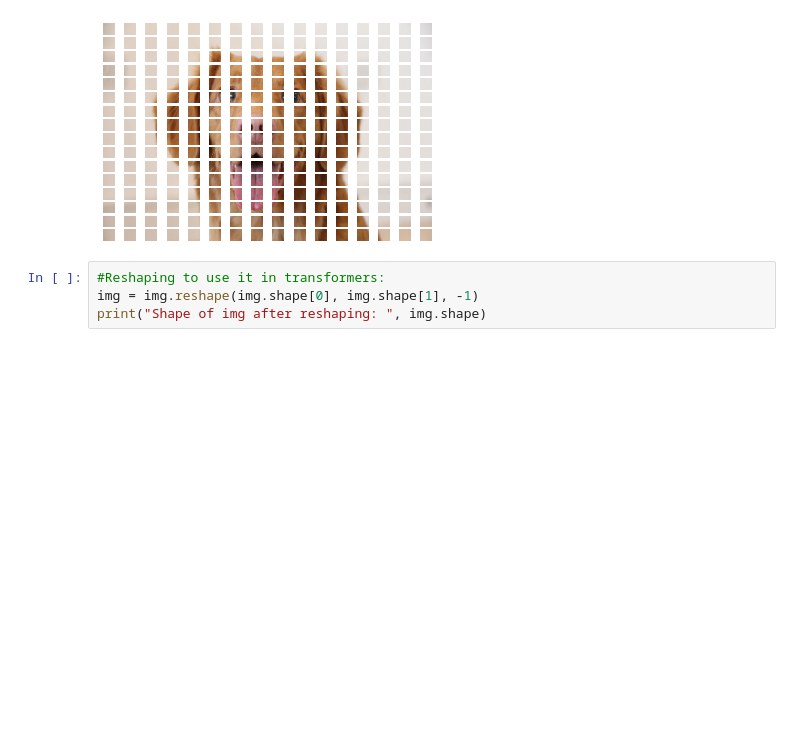
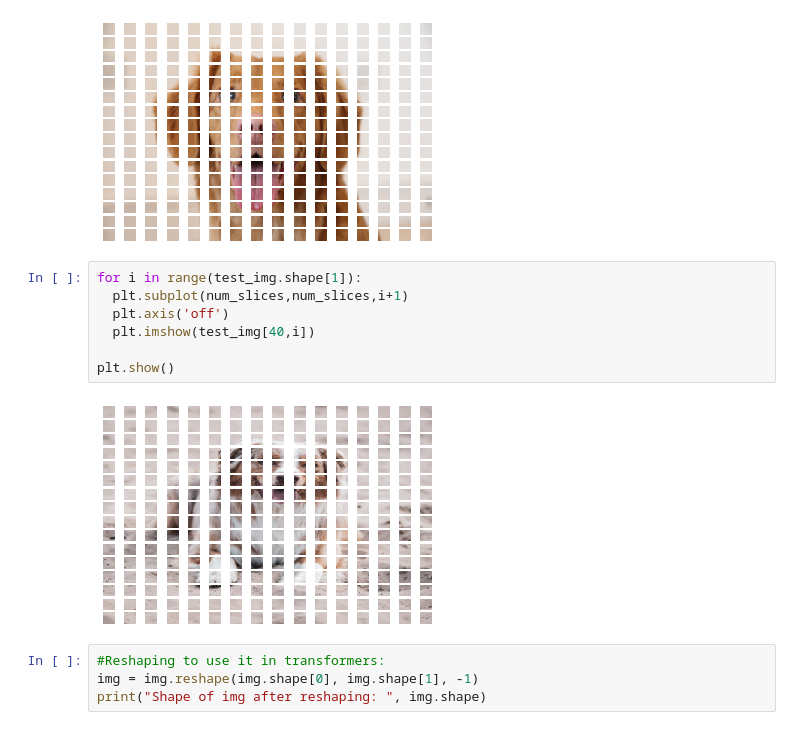
Before and after one commit to Aman-Kushwaha1/Deep_Learning, a Jupyter notebook: Transformers/Vision_Transformers/Vision_Transformer.ipynb, the cells around one changed output. Drawn from its saved outputs; the diff is of its cells as text; blank space fills up the shorter version.

```diff
--- a/Transformers/Vision_Transformers/Vision_Transformer.ipynb
+++ b/Transformers/Vision_Transformers/Vision_Transformer.ipynb
@@ -204,6 +210,15 @@ for i in range(img.shape[1]):
 plt.show()
 # %% [output]
 [figure]
+# %%
+for i in range(test_img.shape[1]):
+  plt.subplot(num_slices,num_slices,i+1)
+  plt.axis('off')
+  plt.imshow(test_img[40,i])
+
+plt.show()
+# %% [output]
+[figure, added]
 # %%
 #Reshaping to use it in transformers:
 img = img.reshape(img.shape[0], img.shape[1], -1)
```
Also changed, not shown: parts of 19 cells of this notebook.
